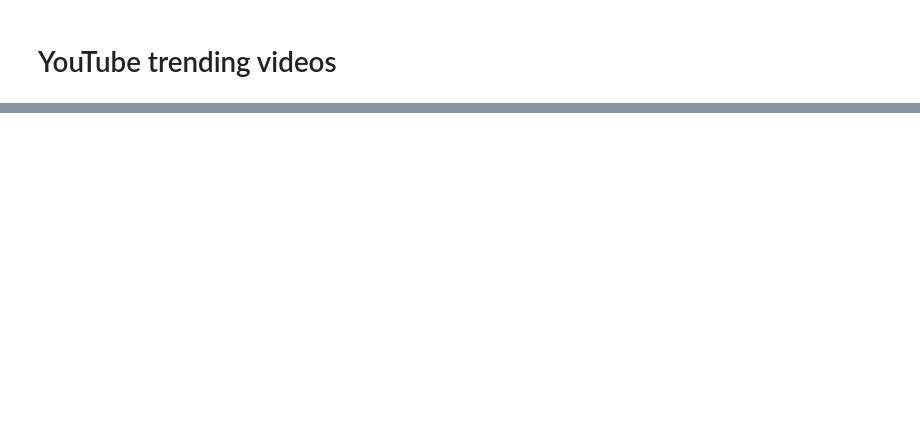
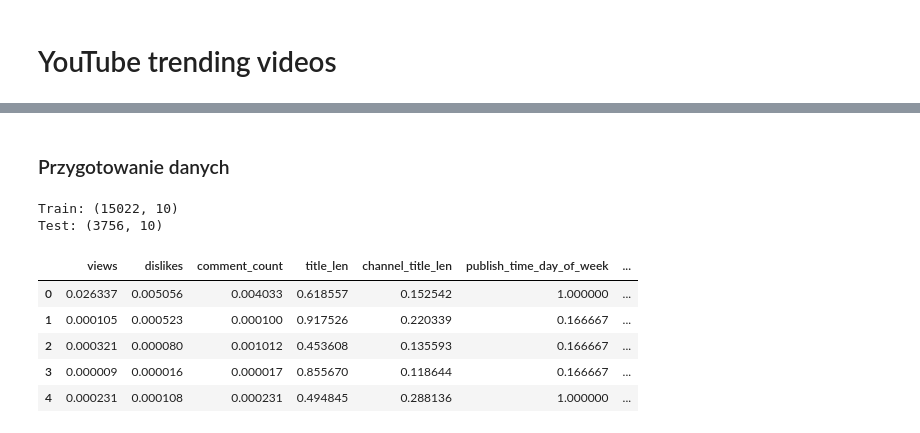
Before and after one commit to DominikKossinski/PED, a Jupyter notebook: notebooks/PED_6.ipynb, the cells around one changed output, grey strips where cells are left out. Drawn from its saved outputs; the diff is of its cells as text; code cells hidden in the pictures; blank space fills up the shorter version.

```diff
--- a/notebooks/PED_6.ipynb
+++ b/notebooks/PED_6.ipynb
@@ -56,0 +82,39 @@ Right: 24.415999999999993
+# %% [markdown]
+### Przygotowanie danych
+# %%
+y = videos["trending"]
+x = videos.loc[:, videos.columns != "trending"]
+
+x_train, x_test, y_train, y_test = train_test_split(x, y, test_size=0.2, random_state=0)
+
+x_train_stats = x_train.mean()
+
+x_train = x_train.fillna(x_train_stats)
+x_test = x_test.fillna(x_train_stats)
+
+scaler = MinMaxScaler()
+x_train = pd.DataFrame(scaler.fit_transform(x_train), columns=x.columns)
+x_test = pd.DataFrame(scaler.transform(x_test), columns=x.columns)
+
+select = SelectKBest(chi2)
+x_train = select.fit_transform(x_train, y_train)
+x_test = select.transform(x_test)
+
+mask = select.get_support()
+new_features = [feature for supported, feature in zip(mask, x.columns.values) if supported]
+
+x_train = pd.DataFrame(x_train, columns=new_features)
+x_test = pd.DataFrame(x_test, columns=new_features)
+
+print(f"Train: {x_train.shape}")
+print(f"Test: {x_test.shape}")
+x_train.head(5)
+# %% [output]
+Train: (15022, 10)
+Test: (3756, 10)
+|  | views | dislikes | comment_count | title_len | channel_title_len | publish_time_day_of_week | ... |
+| 0 | 0.026337 | 0.005056 | 0.004033 | 0.618557 | 0.152542 | 1.000000 | ... |
+| 1 | 0.000105 | 0.000523 | 0.000100 | 0.917526 | 0.220339 | 0.166667 | ... |
+| 2 | 0.000321 | 0.000080 | 0.001012 | 0.453608 | 0.135593 | 0.166667 | ... |
+| 3 | 0.000009 | 0.000016 | 0.000017 | 0.855670 | 0.118644 | 0.166667 | ... |
+| 4 | 0.000231 | 0.000108 | 0.000231 | 0.494845 | 0.288136 | 1.000000 | ... |
```
Also changed, not shown: parts of 6 cells of this notebook, 1 other file.
